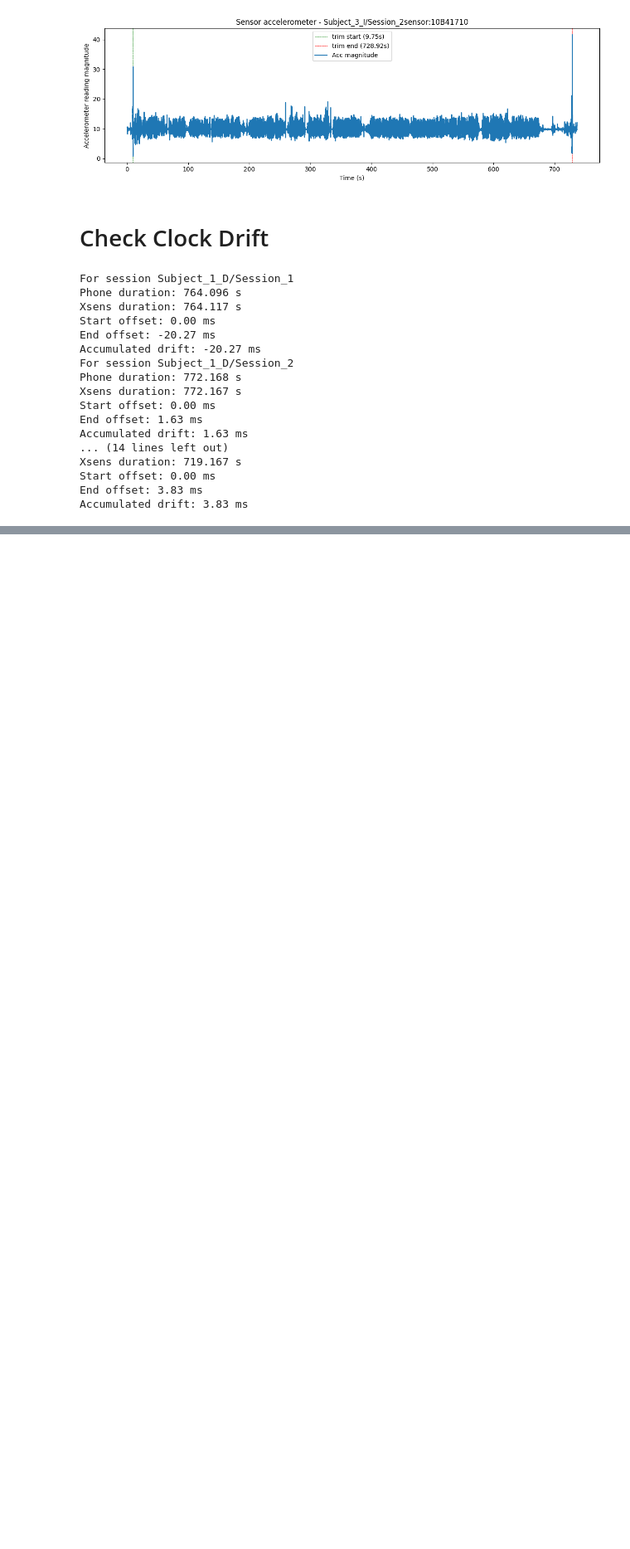
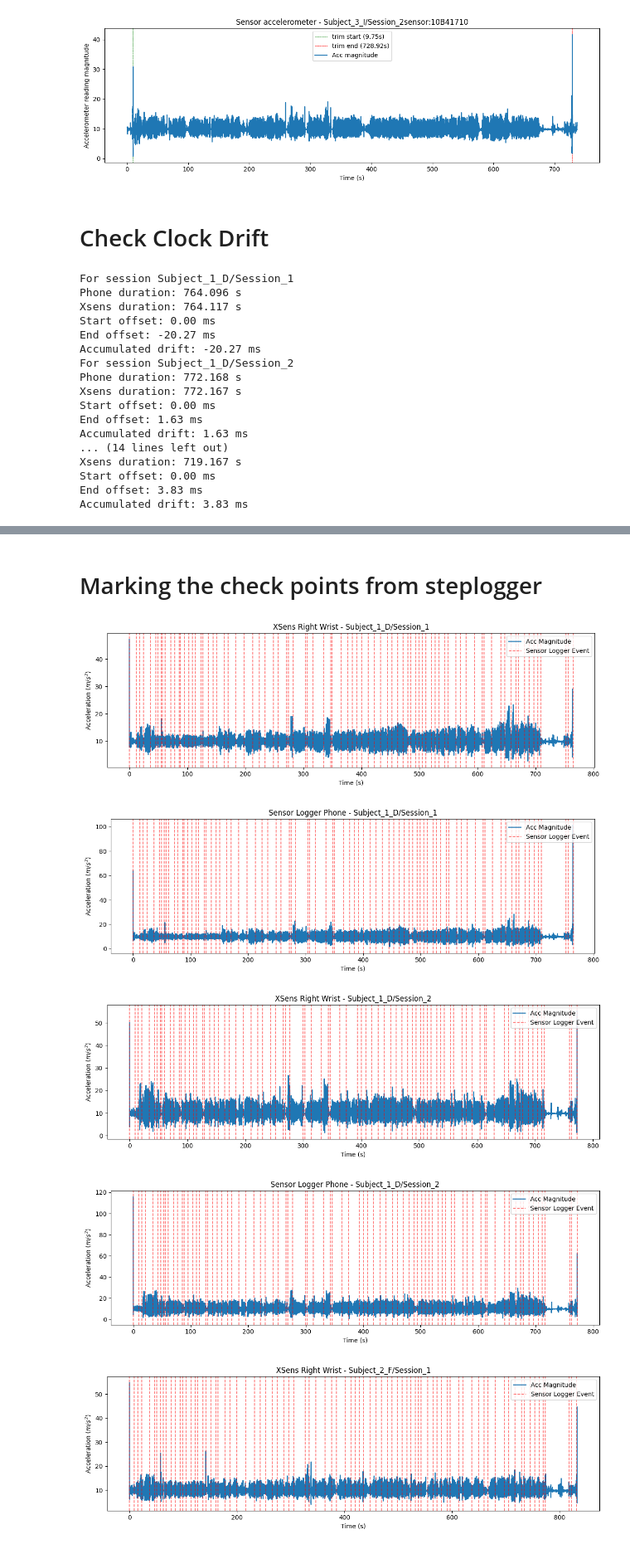
Before and after one commit to vaiv26/IMU-Motion, a Jupyter notebook: Notebooks/DataProcessing.ipynb, the cells around one changed output, grey strips where cells are left out. Shown at 83% size. Drawn from its saved outputs; the diff is of its cells as text; code cells hidden in the pictures; blank space fills up the shorter version.

```diff
--- a/Notebooks/DataProcessing.ipynb
+++ b/Notebooks/DataProcessing.ipynb
@@ -132,12 +129,12 @@ The Next steps:
 for i in range(len(dir_file)):
 
     # Load the Sensor Logger data
-    sensor_logger_path = (Path.home() / "Documents" / "Data_Collection_Rome" / data_dir / dir_file[i] / sensor_logger_recordings_trimmed_dir/ f"{trimmed_sensor_logger_file_prefix}.csv")
+    sensor_logger_path = (data_dir / dir_file[i] / sensor_logger_recordings_trimmed_dir/ f"{trimmed_sensor_logger_file_prefix}.csv")
     sensor_logger_df = src.data_loader.load_sensor_data(sensor_logger_path, dir_file[i], True)
 
     resampled_df = src.preprocess_data.downsample_with_nanos(sensor_logger_df, time_col="time", signal_cols=["z", "y", "x"])
 
-    OUT_DIR = (Path.home() / "Documents" / "Data_Collection_Rome" / data_dir / dir_file[i] / Sensor_Logger_folder/ config["sensor_logger"]["trimmed_60Hz_folder"])
+    OUT_DIR = (data_dir / dir_file[i] / Sensor_Logger_folder/ config["sensor_logger"]["trimmed_60Hz_folder"])
     OUT_DIR.mkdir(exist_ok=True)
 
     resampled_df.to_csv(
@@ -204,7 +201,7 @@ def process_xsens_session( data_dir: Path, file_prefix: str, session_name: str)
                                                              acc_mag, session_name + "sensor:" + reference_sensor, "time_s_normalized")
 # %%
 for session in dir_file:
-    xsens_dir = Path.home() / "Documents" / "Data_Collection_Rome" / data_dir / session / config["xsens_folder"]["raw"]
+    xsens_dir = data_dir / session / config["xsens_folder"]["raw"]
     process_xsens_session(xsens_dir, config["xsens_folder"]["file_prefix"] + "_", session)
 # %% [output]
 [!] dropped frames detected! Diff steps found: [1. 2.]
@@ -295,21 +292,21 @@ def trim_xsens_session( data_dir: Path, file_prefix: str, output_folder: str) ->
     )
 # %%
 for session in dir_file:
-    xsens_dir = Path.home() / "Documents" / "Data_Collection_Rome" / data_dir / session / config["xsens_folder"]["raw"]
+    xsens_dir = data_dir / session / config["xsens_folder"]["raw"]
     trim_xsens_session(xsens_dir, config["xsens_folder"]["file_prefix"] + "_", "XSens_trimmed")
 # %% [markdown]
 # Check Clock Drift
 # %%
 for session in dir_file:
 
-    sensor_logger_path = ( Path.home() / "Documents" / "Data_Collection_Rome" /data_dir/ session/ Sensor_Logger_folder/ config["sensor_logger"]["trimmed_folder"]/ f"{trimmed_sensor_logger_file_prefix}.csv"
+    sensor_logger_path = ( data_dir/ session/ Sensor_Logger_folder/ config["sensor_logger"]["trimmed_folder"]/ f"{trimmed_sensor_logger_file_prefix}.csv"
                           )
 
     sensor_logger_df = src.data_loader.load_sensor_data(
         sensor_logger_path, session, False
     )
 
-    xsens_dir = Path.home() / "Documents" / "Data_Collection_Rome" / data_dir / session / config["xsens_folder"]["trimmed_folder"]
+    xsens_dir = data_dir / session / config["xsens_folder"]["trimmed_folder"]
 
     reference_sensor = "trimmed_10B41710"
 
@@ -506,0 +359,61 @@ Starting and ending seconds of Sensor Logger 0.0  to  831.166667
+# %% [markdown]
+# Marking the check points from steplogger
+# %%
+for session in dir_file:
+
+    sensor_logger_path = ( data_dir/ session/ Sensor_Logger_folder/ config["sensor_logger"]["trimmed_60Hz_folder"]/ f"{trimmed_sensor_logger_file_prefix}_60Hz.csv"
+                          )
+
+    sensor_logger_df = src.data_loader.load_sensor_data(sensor_logger_path, session, False)
+
+    xsens_dir = data_dir / session / config["xsens_folder"]["trimmed_folder"]
+
+    reference_sensor = "trimmed_10B41710"
+
+    file_path = xsens_dir / f"{reference_sensor}.csv"
+    xsensor_df = src.data_loader.load_xsens_file(file_path)
+
+    # --------------------------------------------------
+    # Load Step Logger data
+    # --------------------------------------------------
+    step_logger_path = ( data_dir / session / "Step_logger" / "buttonsPressed.csv")
+
+    step_logger_df = src.data_loader.load_sensor_data(step_logger_path, None, False)
+
+    step_logger_df["time_s"] = step_logger_df["time"] / 1e3
+
+    step_logger_df["time_s_normalized"] = (step_logger_df["time_s"] - step_logger_df["time_s"].iloc[0]).round(4)
+
+    # --------------------------------------------------
+    # Calculate acceleration magnitude
+    # --------------------------------------------------
+
+    acc_mag_sensor_logger = np.sqrt(sensor_logger_df["x"]**2 + sensor_logger_df["y"]**2 + sensor_logger_df["z"]**2)
+
+
+    # --------------------------------------------------
+    # Plot XSens with Step Logger checkpoints
+    # --------------------------------------------------
+    src.visualisation.plot_acceleration_magnitude_with_checkpoints(
+        step_logger_df,
+        xsensor_df["time_s_normalized"],
+        xsensor_df["Acc_mag"],
+        f"XSens Right Wrist - {session}"
+    )
+
+
+    # --------------------------------------------------
+    # Plot Sensor Logger with Step Logger checkpoints
+    # --------------------------------------------------
+    src.visualisation.plot_acceleration_magnitude_with_checkpoints(
+        step_logger_df,
+        sensor_logger_df["time_s_normalized"],
+        acc_mag_sensor_logger,
+        f"Sensor Logger Phone - {session}"
+    )
+# %% [output]
+[figure, added]
+[figure, added]
+[figure, added]
+[figure, added]
+[figure, added]
```
Also changed, not shown: parts of 5 cells of this notebook, 4 other files.
